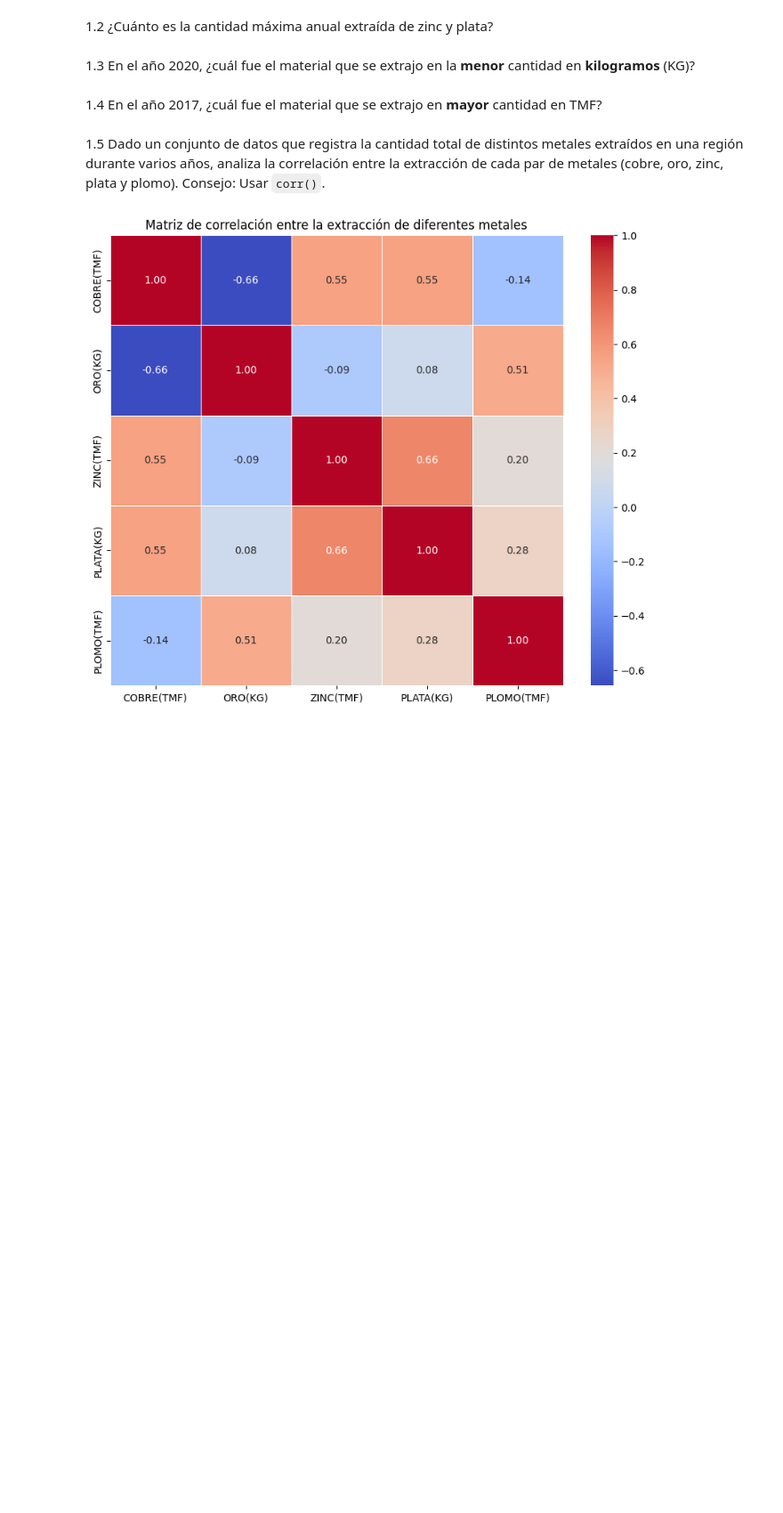
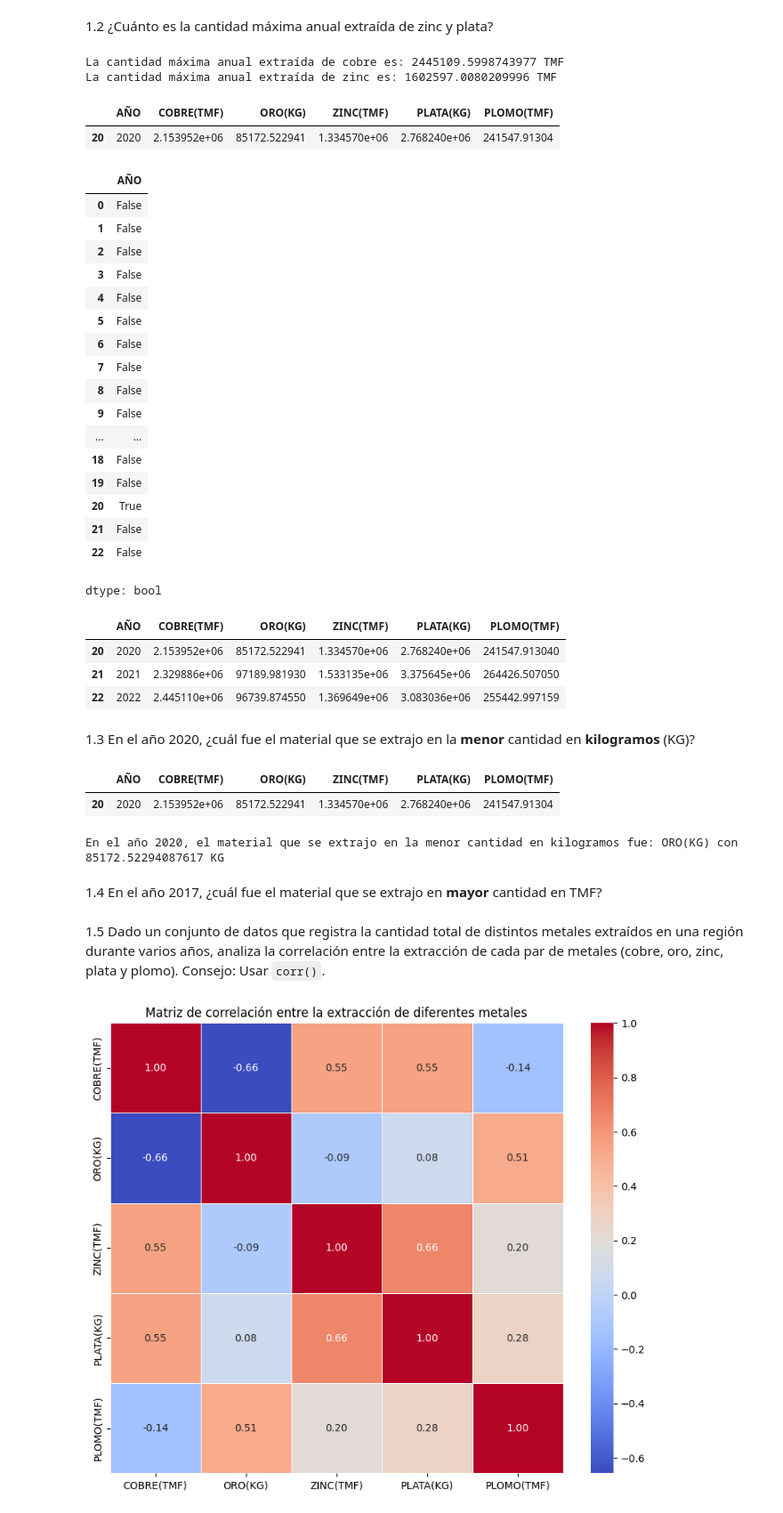
Before and after one commit to JorgePeje/test-python-utec, a Jupyter notebook: Programacion-Python-Utec/modulo3/SESION2/Sesión_1_[Student_View].ipynb, the cells around one changed output. Shown at 89% size. Saved outputs shown, nothing was run; the diff lists cells and outputs as text; code cells hidden in the pictures; blank space fills up the shorter version.

```diff
--- a/Programacion-Python-Utec/modulo3/SESION2/Sesión_1_[Student_View].ipynb
+++ b/Programacion-Python-Utec/modulo3/SESION2/Sesión_1_[Student_View].ipynb
@@ -99,23 +114,88 @@ El promedio anual de toneladas extraídas de oro es: 1503559.9711736946
 # Encontrar la cantidad máxima anual extraída de cobre y zinc
 
 maxima_cobre =  df['COBRE(TMF)'].max()
-maxima_zinc =  ### Completar
+maxima_zinc =  df['ZINC(TMF)'].max()
 
 print("La cantidad máxima anual extraída de cobre es:", maxima_cobre, "TMF")
 print("La cantidad máxima anual extraída de zinc es:", maxima_zinc, "TMF")
+# %% [output]
+La cantidad máxima anual extraída de cobre es: 2445109.5998743977 TMF
+La cantidad máxima anual extraída de zinc es: 1602597.0080209996 TMF
+# %%
+df[df['AÑO']==2020] #FILTRAR FILAS BASADO EN UN VALOR EN ESPECIFICO.
+# %% [output]
+|  | AÑO | COBRE(TMF) | ORO(KG) | ZINC(TMF) | PLATA(KG) | PLOMO(TMF) |
+| 20 | 2020 | 2.153952e+06 | 85172.522941 | 1.334570e+06 | 2.768240e+06 | 241547.91304 |
+# %%
+df['AÑO']==2020
+# %% [output]
+|  | AÑO |
+| 0 | False |
+| 1 | False |
+| 2 | False |
+| 3 | False |
+| 4 | False |
+| 5 | False |
+| 6 | False |
+| 7 | False |
+| 8 | False |
+| 9 | False |
+| ... | ... |
+| 18 | False |
+| 19 | False |
+| 20 | True |
+| 21 | False |
+| 22 | False |
+dtype: bool
+# %%
+df[df['AÑO']>=2020 ]
+# %% [output]
+|  | AÑO | COBRE(TMF) | ORO(KG) | ZINC(TMF) | PLATA(KG) | PLOMO(TMF) |
+| 20 | 2020 | 2.153952e+06 | 85172.522941 | 1.334570e+06 | 2.768240e+06 | 241547.913040 |
+| 21 | 2021 | 2.329886e+06 | 97189.981930 | 1.533135e+06 | 3.375645e+06 | 264426.507050 |
+| 22 | 2022 | 2.445110e+06 | 96739.874550 | 1.369649e+06 | 3.083036e+06 | 255442.997159 |
 # %% [markdown]
 1.3 En el año 2020, ¿cuál fue el material que se extrajo en la **menor** cantidad en **kilogramos** (KG)?
+# %%
+# Filtrar los datos para el año 2020
+datos_2020 = df[df['AÑO'] == 2020]
+datos_2020
+# %% [output]
+|  | AÑO | COBRE(TMF) | ORO(KG) | ZINC(TMF) | PLATA(KG) | PLOMO(TMF) |
+| 20 | 2020 | 2.153952e+06 | 85172.522941 | 1.334570e+06 | 2.768240e+06 | 241547.91304 |
 # %%
 # Filtrar los datos para el año 2020
 datos_2020 = df[df['AÑO'] == 2020]
 
 # Obtener las columnas de materiales KG
-materiales_kg = [ ### Completar ]   # lista de nombres de materiales que usan KG, ej. ['material 1 ', 'material 2']
+materiales_kg = ['ORO(KG)', 'PLATA(KG)']   # lista de nombres de materiales que usan KG, ej. ['material 1 ', 'material 2']
+
+#Inicializar la variable "material_menor_cantidad" con el primer material de la lista 'materiales_tmf'
+material_menor_cantidad = materiales_kg[0]
+
+#Establecer la camtidad de extraccoin del primer material como la cantidad maxima inicial.
+min_cantidad = datos_2020[material_menor_cantidad].iloc[0]
+
+# Recorrer todas la columnas de materiales y encontrar el maximo
+
+#1ra iteracion:
+#Material='ORO(KG)'
+#Cantidad= datos_2020['ORO(kg)]
+#Cantidad= 85172.5kg > min_cantidad=datos_2020['ORO(kg)]=85172.5kg
+
+
+for material in materiales_kg:
+    cantidad = datos_2020[material].iloc[0]
+    if cantidad <= min_cantidad:
+        min_cantidad = cantidad
+        material_menor_cantidad = material
 
 # Encontrar el material con la menor cantidad extraída en el año 2020
-material_menor_cantidad = min(materiales_kg, key=lambda material: datos_2020[material].iloc[0])
+#material_menor_cantidad = min(materiales_kg, key=lambda material: datos_2020[material].iloc[0])
 
-print("En el año 2020, el material que se extrajo en la menor cantidad en kilogramos fue:", material_menor_cantidad)
+print("En el año 2020, el material que se extrajo en la menor cantidad en kilogramos fue:", material_menor_cantidad, "con", min_cantidad, "KG")
+# %% [output]
+En el año 2020, el material que se extrajo en la menor cantidad en kilogramos fue: ORO(KG) con 85172.52294087617 KG
 # %% [markdown]
 1.4 En el año 2017, ¿cuál fue el material que se extrajo en **mayor** cantidad en TMF?
 # %%
```
Also changed, not shown: parts of 7 cells of this notebook.
